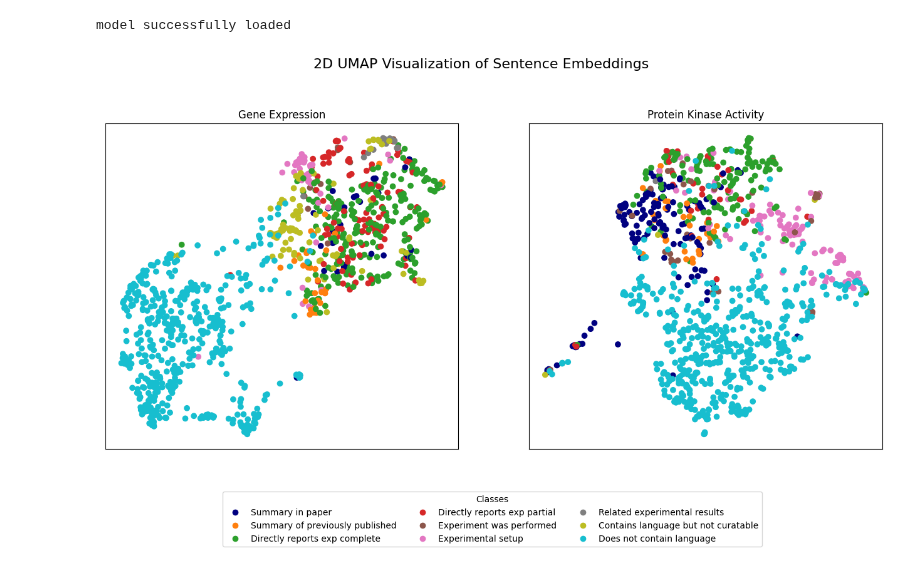
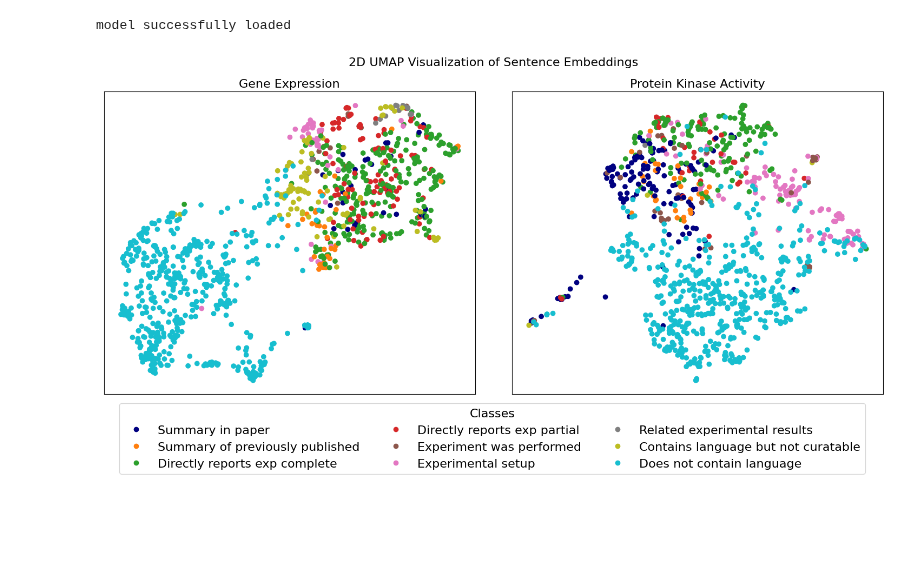
Before and after one commit to WormBase/curation-sentence-classification, a Jupyter notebook: notebooks/UMAP.ipynb, the cells around one changed output. Saved outputs shown, nothing was run; the diff lists cells and outputs as text; code cells hidden in the pictures; blank space fills up the shorter version.

Commit message:
Reduced whitespace and increased font size

```diff
--- a/notebooks/UMAP.ipynb
+++ b/notebooks/UMAP.ipynb
@@ -59,37 +59,37 @@ from matplotlib import pyplot as plt
 # Define colors and classes
 colors = ListedColormap(['navy', 'tab:orange', 'tab:green', 'tab:red', 'tab:purple', 'tab:brown', 'tab:pink', 'tab:grey', 'tab:olive', 'tab:cyan'])
 classes = ['Summary in paper', 'Summary of previously published', 'Directly reports exp complete', 'Directly reports exp partial', 'Experiment was performed', 'Experimental setup', 'Related experimental results', 'Contains language but not curatable', 'Does not contain language']
 
 # Values for the first plot
 values_expr = [int(row[1]) for row in cleaned_expression_data]
 
 # Values for the second plot
 values_kinase = [int(row[1]) for row in cleaned_kinaseact_data]
 
 # Create subplots
 fig, (ax1, ax2) = plt.subplots(1, 2, figsize=(16, 8))
 
 # First plot
 scatter1 = ax1.scatter(x=list(corpus_expr_2d[:, 0]), y=list(corpus_expr_2d[:, 1]), c=values_expr, cmap=colors)
 ax1.set_xticks([])
 ax1.set_yticks([])
-ax1.set_title("Gene Expression")
+ax1.set_title("Gene Expression", fontsize=16)
 
 # Second plot
 scatter2 = ax2.scatter(x=list(corpus_kinaseact_2d[:, 0]), y=list(corpus_kinaseact_2d[:, 1]), c=values_kinase, cmap=colors)
 ax2.set_xticks([])
 ax2.set_yticks([])
-ax2.set_title("Protein Kinase Activity")
+ax2.set_title("Protein Kinase Activity", fontsize=16)
 
 # Add overall title
 fig.suptitle("2D UMAP Visualization of Sentence Embeddings", fontsize=16)
 
-# Add legend at the bottom
-fig.legend(handles=scatter1.legend_elements()[0], labels=classes, loc='lower center', ncol=3, title="Classes")
+# Add legend at the bottom with larger font size
+fig.legend(handles=scatter1.legend_elements()[0], labels=classes, loc='lower center', ncol=3, title="Classes", fontsize=16, title_fontsize=16)
 
-# Adjust layout to make space for the legend and overall title
-plt.subplots_adjust(bottom=0.2, top=0.85)
+# Adjust layout to add more space for the legend
+plt.subplots_adjust(left=0.05, right=0.95, top=0.9, bottom=0.2, wspace=0.1, hspace=0.1)
 
 plt.show()
 # %% [output]
-[figure, old version]
+[figure, new version]
```
